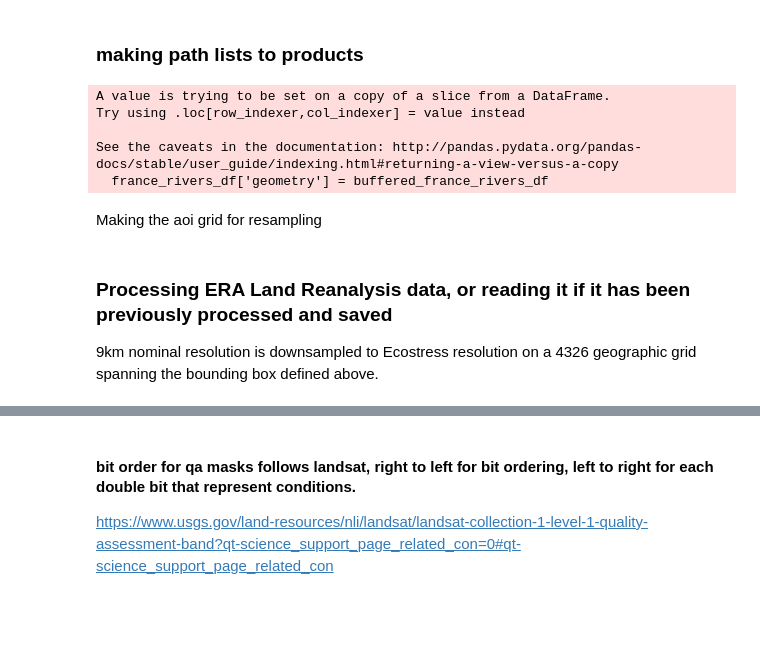
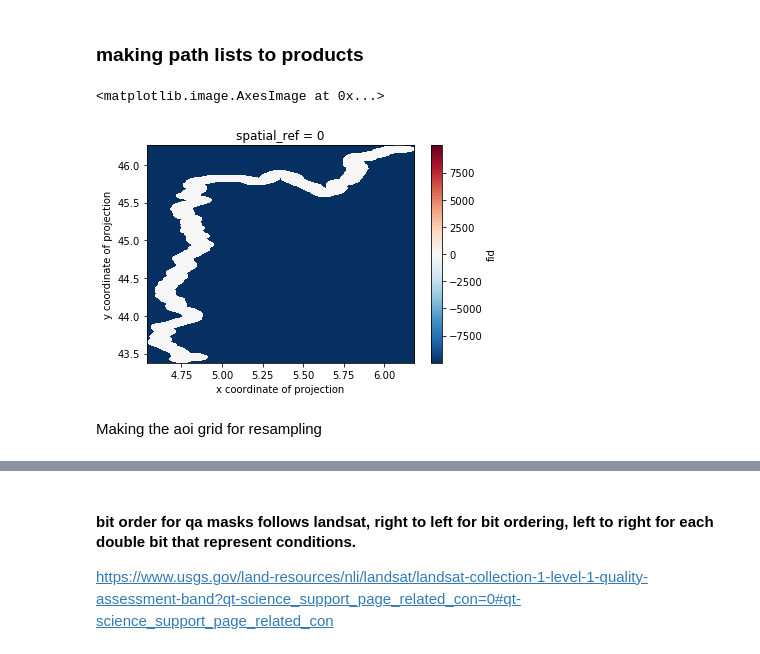
Before and after one commit to ecohydro/rhone-ecostress, a Jupyter notebook: notebooks/ECOSTRESS_Stacking.ipynb, the cells around one changed output, grey strips where cells are left out. Saved outputs shown, nothing was run; the diff lists cells and outputs as text; code cells hidden in the pictures; blank space fills up the shorter version.

```diff
--- a/notebooks/ECOSTRESS_Stacking.ipynb
+++ b/notebooks/ECOSTRESS_Stacking.ipynb
@@ -17,7 +17,7 @@ from dask.distributed import Client
 import matplotlib.pyplot as plt
 xa.set_options(display_style='html')
 n_partitions = 8 # set in the files
-root_path = Path("/tana-crunch/rave/rhone-ecostress-data")
+root_path = Path("/raid/scratch/rave/rhone-ecostress/rhone-ecostress-data")
 reanalysis_path = Path(root_path, "era5-download.nc")
 bounds_tuple = (4, 42, 7, 47)
 xmin, ymin, xmax, ymax = bounds_tuple  # hardcoding since concattenating 1000s of ecostress files with different overlaps hangs
@@ -25,15 +25,11 @@ xmin, ymin, xmax, ymax = bounds_tuple  # hardcoding since concattenating 1000s o
 ### Subsetting global rivers dataset
 This dataset needs to be examined more closely. some second order streams appear to be missed and I'm not sure if channels are digitized as river.
 # %%
-rivers_df = gpd.read_file(Path(root_path, "europe_rivers/eu_river.shp"))
-
-rivers_df['R_ID'] = rivers_df['R_ID'].apply(int).apply(str)
-
-france_rivers_df = rivers_df.cx[xmin:xmax, ymin:ymax]
+rhone_river_df = gpd.read_file(Path(root_path, "rhone_river_buffered_5000m.geojson"))
 
 aoi = es.filter_countries_for_france_aoi(root_path)
 
-aoi.crs = france_rivers_df.crs # setting crs for aoi
+aoi.crs = rhone_river_df.crs # setting crs for aoi
 # %% [output]
 [figure]
 # %% [markdown]
@@ -65,10 +61,4 @@ whole_tif_l2cloud_paths, csv_l2cloud_paths, xml_l2cloud_paths = eio.separate_by_
 x = eio.read_ecostress_scene(whole_tif_etinst_uncertainty_paths[0])
 resolution = x.rio.resolution()
 x.close()
-aoi_grid = es.rasterize_buffer_river_df(france_rivers_df, resolution, buffer=5000)
+aoi_grid = eio.gdf_to_dataarray(rhone_river_df, rhone_river_df.crs, resolution)
-# %% [output]
-A value is trying to be set on a copy of a slice from a DataFrame.
-Try using .loc[row_indexer,col_indexer] = value instead
-
-See the caveats in the documentation: http://pandas.pydata.org/pandas-docs/stable/user_guide/indexing.html#returning-a-view-versus-a-copy
-  france_rivers_df['geometry'] = buffered_france_rivers_df
@@ -75,3 +67,11 @@ See the caveats in the documentation: http://pandas.pydata.org/pandas-docs/stabl
+# %%
+from geocube.api.core import make_geocube
+rhone_arr = make_geocube(vector_data=rhone_river_df, resolution=resolution)
+# %%
+rhone_arr['fid'].plot.imshow()
+# %% [output]
+<matplotlib.image.AxesImage at 0x...>
+[figure, added]
 # %% [markdown]
 Making the aoi grid for resampling
 # %%
@@ -97,5 +98 @@ etinst_tseries = xa.concat(etinst_da_list, dim="date").sortby('date')
 # l3qa_tseries = l3qa_tseries.persist()
-# %% [markdown]
-### Processing ERA Land Reanalysis data, or reading it if it has been previously processed and saved
-
-9km nominal resolution is downsampled to Ecostress resolution on a 4326 geographic grid spanning the bounding box defined above.
```
Also changed, not shown: parts of 57 cells of this notebook, 5 other files.
